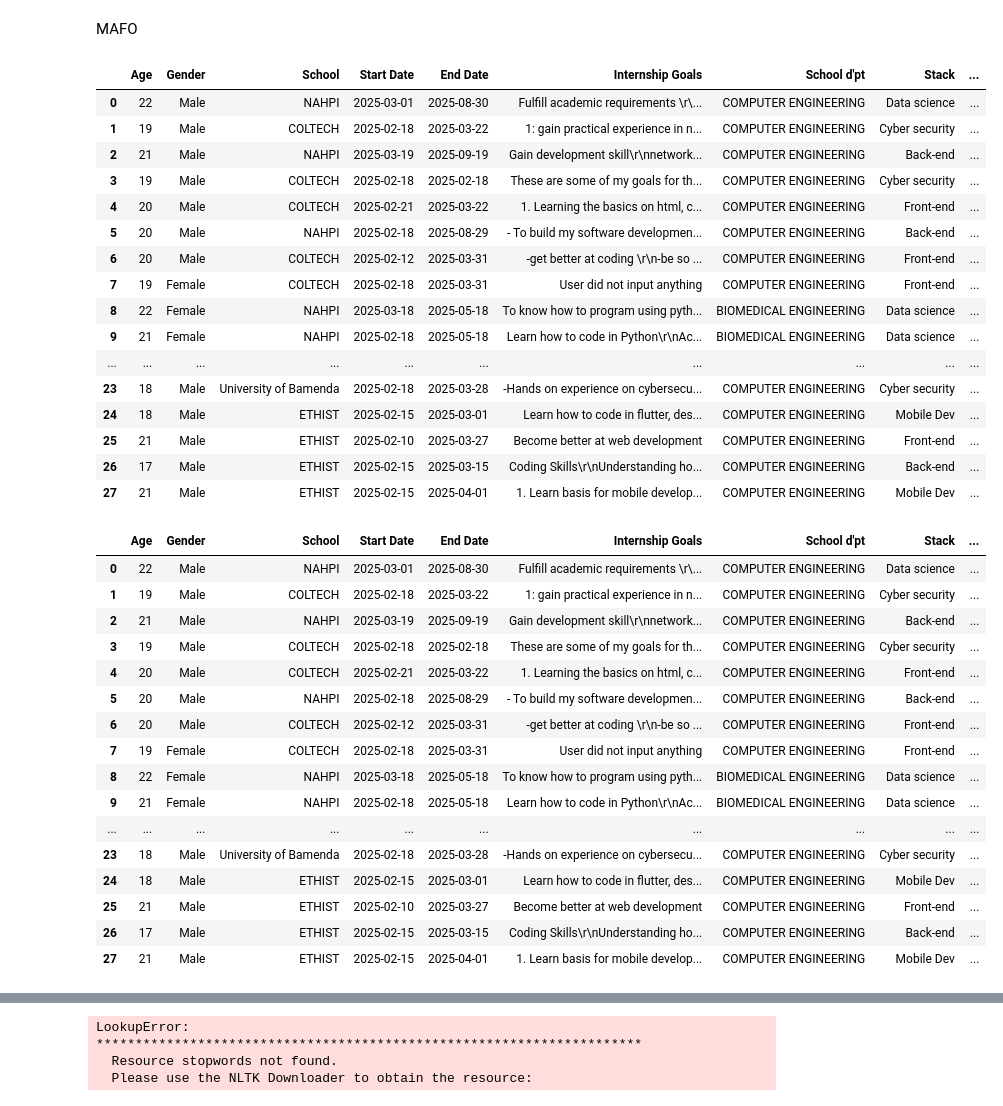
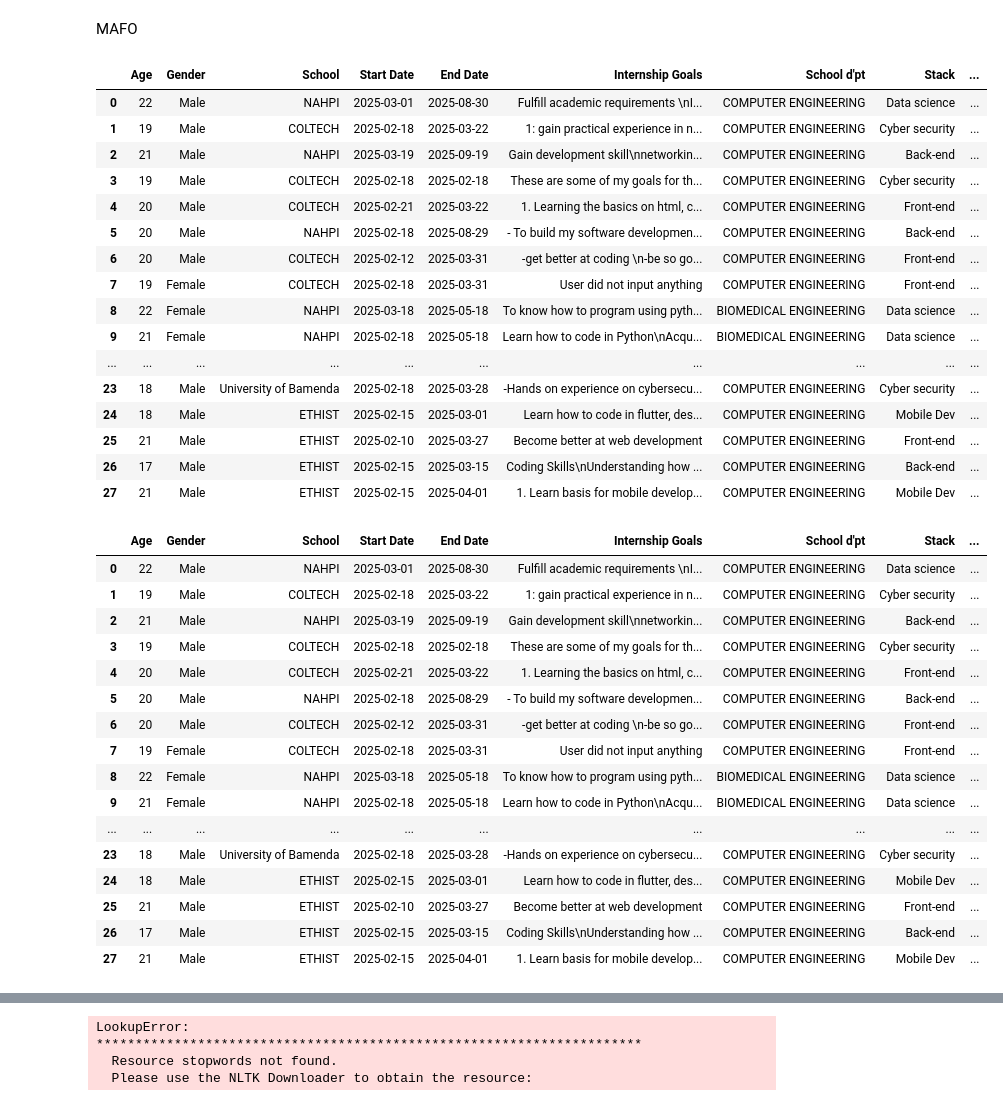
Before and after one commit to MUYAHGaious/Intern_satisfaction, a Jupyter notebook: analysis.ipynb, the cells around one changed output, grey strips where cells are left out. Cells and saved outputs as stored; diff of their text form; code cells hidden in the pictures.

```diff
--- a/analysis.ipynb
+++ b/analysis.ipynb
@@ -8,26 +8,26 @@ import plotly.graph_objects as go
 # %% [markdown]
 <font size="15">MAFO</font>
 # %%
-df1 = pd.read_csv('new_File1.csv')
-df2 = pd.read_csv('new_File2.csv')
+df1 = pd.read_csv('new_file1.csv')
+df2 = pd.read_csv('new_file2.csv')
 df1
 # %% [output]
 |  | Age | Gender | School | Start Date | End Date | Internship Goals | School d'pt | Stack | ... |
-| 0 | 22 | Male | NAHPI | 2025-03-01 | 2025-08-30 | Fulfill academic requirements \r\... | COMPUTER ENGINEERING | Data science | ... |
+| 0 | 22 | Male | NAHPI | 2025-03-01 | 2025-08-30 | Fulfill academic requirements \nI... | COMPUTER ENGINEERING | Data science | ... |
 | 1 | 19 | Male | COLTECH | 2025-02-18 | 2025-03-22 | 1: gain practical experience in n... | COMPUTER ENGINEERING | Cyber security | ... |
-| 2 | 21 | Male | NAHPI | 2025-03-19 | 2025-09-19 | Gain development skill\r\nnetwork... | COMPUTER ENGINEERING | Back-end | ... |
+| 2 | 21 | Male | NAHPI | 2025-03-19 | 2025-09-19 | Gain development skill\nnetworkin... | COMPUTER ENGINEERING | Back-end | ... |
 | 3 | 19 | Male | COLTECH | 2025-02-18 | 2025-02-18 | These are some of my goals for th... | COMPUTER ENGINEERING | Cyber security | ... |
 | 4 | 20 | Male | COLTECH | 2025-02-21 | 2025-03-22 | 1. Learning the basics on html, c... | COMPUTER ENGINEERING | Front-end | ... |
 | 5 | 20 | Male | NAHPI | 2025-02-18 | 2025-08-29 | - To build my software developmen... | COMPUTER ENGINEERING | Back-end | ... |
-| 6 | 20 | Male | COLTECH | 2025-02-12 | 2025-03-31 | -get better at coding \r\n-be so ... | COMPUTER ENGINEERING | Front-end | ... |
+| 6 | 20 | Male | COLTECH | 2025-02-12 | 2025-03-31 | -get better at coding \n-be so go... | COMPUTER ENGINEERING | Front-end | ... |
 | 7 | 19 | Female | COLTECH | 2025-02-18 | 2025-03-31 | User did not input anything | COMPUTER ENGINEERING | Front-end | ... |
 | 8 | 22 | Female | NAHPI | 2025-03-18 | 2025-05-18 | To know how to program using pyth... | BIOMEDICAL ENGINEERING | Data science | ... |
-| 9 | 21 | Female | NAHPI | 2025-02-18 | 2025-05-18 | Learn how to code in Python\r\nAc... | BIOMEDICAL ENGINEERING | Data science | ... |
+| 9 | 21 | Female | NAHPI | 2025-02-18 | 2025-05-18 | Learn how to code in Python\nAcqu... | BIOMEDICAL ENGINEERING | Data science | ... |
 | ... | ... | ... | ... | ... | ... | ... | ... | ... | ... |
 | 23 | 18 | Male | University of Bamenda | 2025-02-18 | 2025-03-28 | -Hands on experience on cybersecu... | COMPUTER ENGINEERING | Cyber security | ... |
 | 24 | 18 | Male | ETHIST | 2025-02-15 | 2025-03-01 | Learn how to code in flutter, des... | COMPUTER ENGINEERING | Mobile Dev | ... |
 | 25 | 21 | Male | ETHIST | 2025-02-10 | 2025-03-27 | Become better at web development | COMPUTER ENGINEERING | Front-end | ... |
-| 26 | 17 | Male | ETHIST | 2025-02-15 | 2025-03-15 | Coding Skills\r\nUnderstanding ho... | COMPUTER ENGINEERING | Back-end | ... |
+| 26 | 17 | Male | ETHIST | 2025-02-15 | 2025-03-15 | Coding Skills\nUnderstanding how ... | COMPUTER ENGINEERING | Back-end | ... |
 | 27 | 21 | Male | ETHIST | 2025-02-15 | 2025-04-01 | 1. Learn basis for mobile develop... | COMPUTER ENGINEERING | Mobile Dev | ... |
 # %%
 luxury_colors = [
@@ -70,21 +70,21 @@ df1["Internship_Duration"] = (df1["End Date"] - df1["Start Date"]).dt.days
 df1
 # %% [output]
 |  | Age | Gender | School | Start Date | End Date | Internship Goals | School d'pt | Stack | ... |
-| 0 | 22 | Male | NAHPI | 2025-03-01 | 2025-08-30 | Fulfill academic requirements \r\... | COMPUTER ENGINEERING | Data science | ... |
+| 0 | 22 | Male | NAHPI | 2025-03-01 | 2025-08-30 | Fulfill academic requirements \nI... | COMPUTER ENGINEERING | Data science | ... |
 | 1 | 19 | Male | COLTECH | 2025-02-18 | 2025-03-22 | 1: gain practical experience in n... | COMPUTER ENGINEERING | Cyber security | ... |
-| 2 | 21 | Male | NAHPI | 2025-03-19 | 2025-09-19 | Gain development skill\r\nnetwork... | COMPUTER ENGINEERING | Back-end | ... |
+| 2 | 21 | Male | NAHPI | 2025-03-19 | 2025-09-19 | Gain development skill\nnetworkin... | COMPUTER ENGINEERING | Back-end | ... |
 | 3 | 19 | Male | COLTECH | 2025-02-18 | 2025-02-18 | These are some of my goals for th... | COMPUTER ENGINEERING | Cyber security | ... |
 | 4 | 20 | Male | COLTECH | 2025-02-21 | 2025-03-22 | 1. Learning the basics on html, c... | COMPUTER ENGINEERING | Front-end | ... |
 | 5 | 20 | Male | NAHPI | 2025-02-18 | 2025-08-29 | - To build my software developmen... | COMPUTER ENGINEERING | Back-end | ... |
-| 6 | 20 | Male | COLTECH | 2025-02-12 | 2025-03-31 | -get better at coding \r\n-be so ... | COMPUTER ENGINEERING | Front-end | ... |
+| 6 | 20 | Male | COLTECH | 2025-02-12 | 2025-03-31 | -get better at coding \n-be so go... | COMPUTER ENGINEERING | Front-end | ... |
 | 7 | 19 | Female | COLTECH | 2025-02-18 | 2025-03-31 | User did not input anything | COMPUTER ENGINEERING | Front-end | ... |
 | 8 | 22 | Female | NAHPI | 2025-03-18 | 2025-05-18 | To know how to program using pyth... | BIOMEDICAL ENGINEERING | Data science | ... |
-| 9 | 21 | Female | NAHPI | 2025-02-18 | 2025-05-18 | Learn how to code in Python\r\nAc... | BIOMEDICAL ENGINEERING | Data science | ... |
+| 9 | 21 | Female | NAHPI | 2025-02-18 | 2025-05-18 | Learn how to code in Python\nAcqu... | BIOMEDICAL ENGINEERING | Data science | ... |
 | ... | ... | ... | ... | ... | ... | ... | ... | ... | ... |
 | 23 | 18 | Male | University of Bamenda | 2025-02-18 | 2025-03-28 | -Hands on experience on cybersecu... | COMPUTER ENGINEERING | Cyber security | ... |
 | 24 | 18 | Male | ETHIST | 2025-02-15 | 2025-03-01 | Learn how to code in flutter, des... | COMPUTER ENGINEERING | Mobile Dev | ... |
 | 25 | 21 | Male | ETHIST | 2025-02-10 | 2025-03-27 | Become better at web development | COMPUTER ENGINEERING | Front-end | ... |
-| 26 | 17 | Male | ETHIST | 2025-02-15 | 2025-03-15 | Coding Skills\r\nUnderstanding ho... | COMPUTER ENGINEERING | Back-end | ... |
+| 26 | 17 | Male | ETHIST | 2025-02-15 | 2025-03-15 | Coding Skills\nUnderstanding how ... | COMPUTER ENGINEERING | Back-end | ... |
 | 27 | 21 | Male | ETHIST | 2025-02-15 | 2025-04-01 | 1. Learn basis for mobile develop... | COMPUTER ENGINEERING | Mobile Dev | ... |
 # %%
 import matplotlib.pyplot as plt
```
Also changed, not shown: parts of 29 cells of this notebook, 6 other files.
